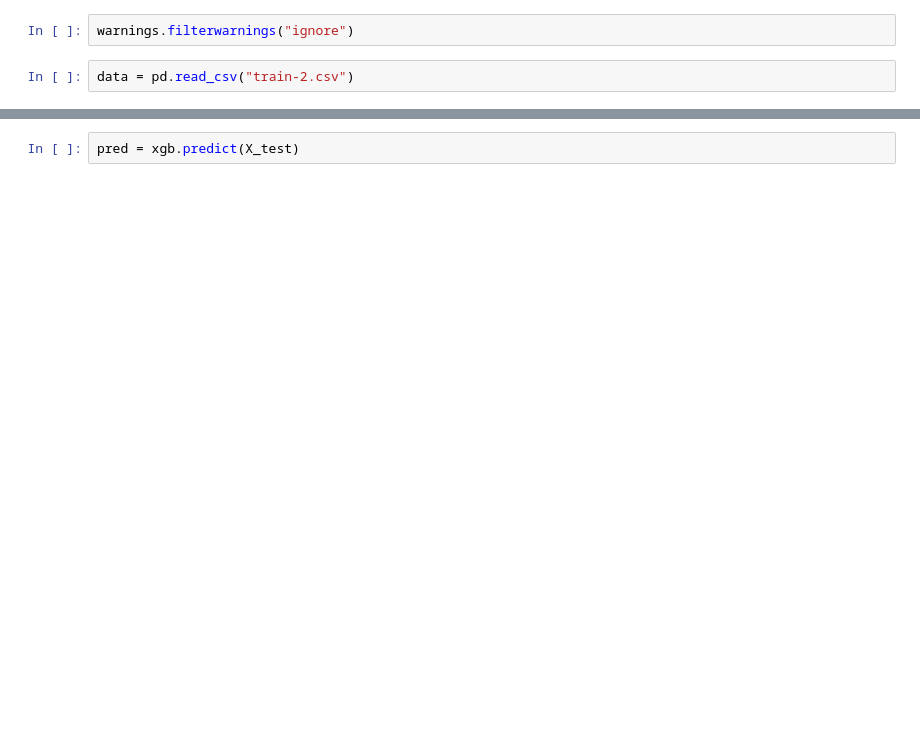
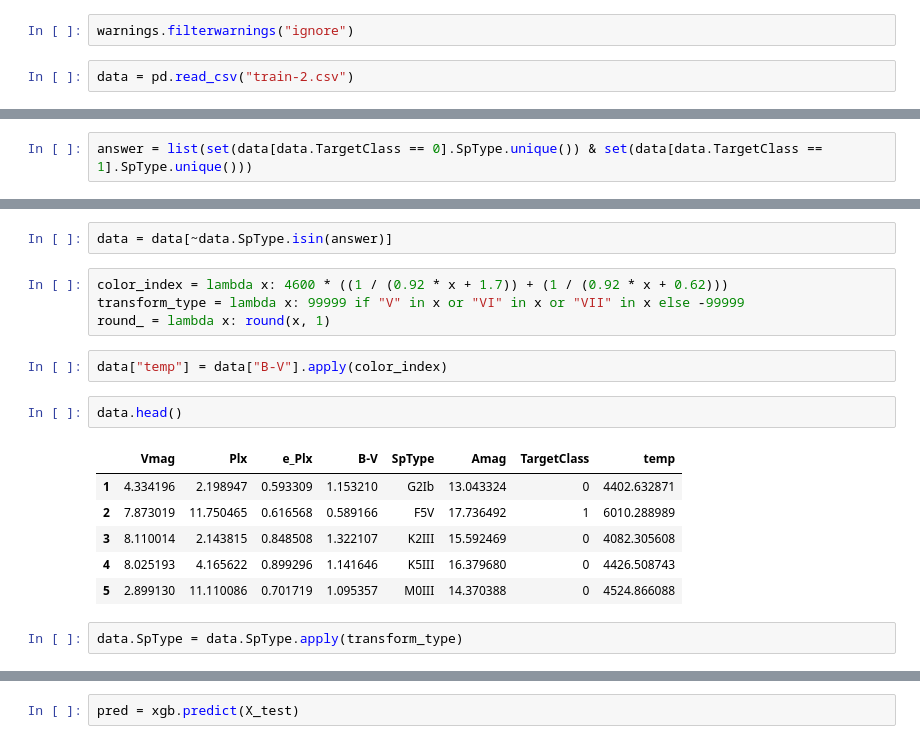
Before and after one commit to D1ffic00lt/nto-artificial-intelligence, a Jupyter notebook: няшка/main.ipynb, the cells around one changed output, grey strips where cells are left out. Saved outputs shown, nothing was run; the diff lists cells and outputs as text; blank space fills up the shorter version.

```diff
--- a/няшка/main.ipynb
+++ b/няшка/main.ipynb
@@ -98,0 +21,2 @@ X_test = X_test.drop("result", axis=1)
+# %%
+answer = list(set(data[data.TargetClass == 0].SpType.unique()) & set(data[data.TargetClass == 1].SpType.unique()))
@@ -98,0 +43,19 @@ X_test = X_test.drop("result", axis=1)
+# %%
+data = data[~data.SpType.isin(answer)]
+# %%
+color_index = lambda x: 4600 * ((1 / (0.92 * x + 1.7)) + (1 / (0.92 * x + 0.62)))
+transform_type = lambda x: 99999 if "V" in x or "VI" in x or "VII" in x else -99999
+round_ = lambda x: round(x, 1)
+# %%
+data["temp"] = data["B-V"].apply(color_index)
+# %%
+data.head()
+# %% [output]
+|  | Vmag | Plx | e_Plx | B-V | SpType | Amag | TargetClass | temp |
+| 1 | 4.334196 | 2.198947 | 0.593309 | 1.153210 | G2Ib | 13.043324 | 0 | 4402.632871 |
+| 2 | 7.873019 | 11.750465 | 0.616568 | 0.589166 | F5V | 17.736492 | 1 | 6010.288989 |
+| 3 | 8.110014 | 2.143815 | 0.848508 | 1.322107 | K2III | 15.592469 | 0 | 4082.305608 |
+| 4 | 8.025193 | 4.165622 | 0.899296 | 1.141646 | K5III | 16.379680 | 0 | 4426.508743 |
+| 5 | 2.899130 | 11.110086 | 0.701719 | 1.095357 | M0III | 14.370388 | 0 | 4524.866088 |
+# %%
+data.SpType = data.SpType.apply(transform_type)
```
Also changed, not shown: parts of 45 cells of this notebook, 2 other files.
